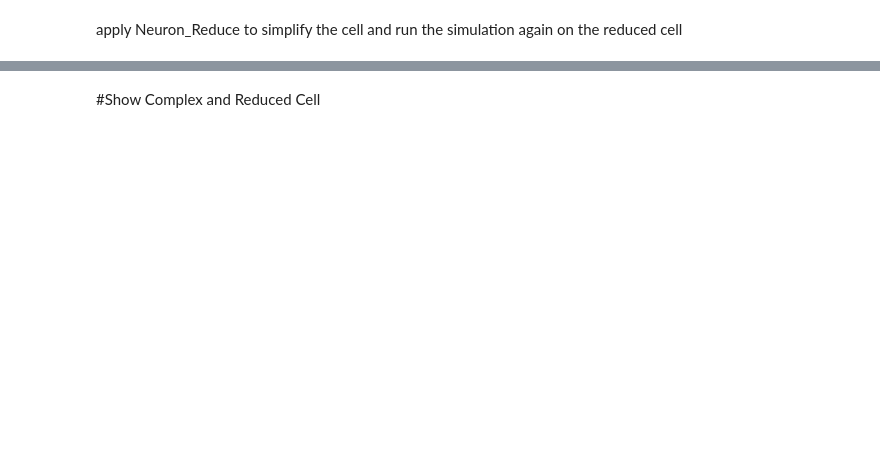
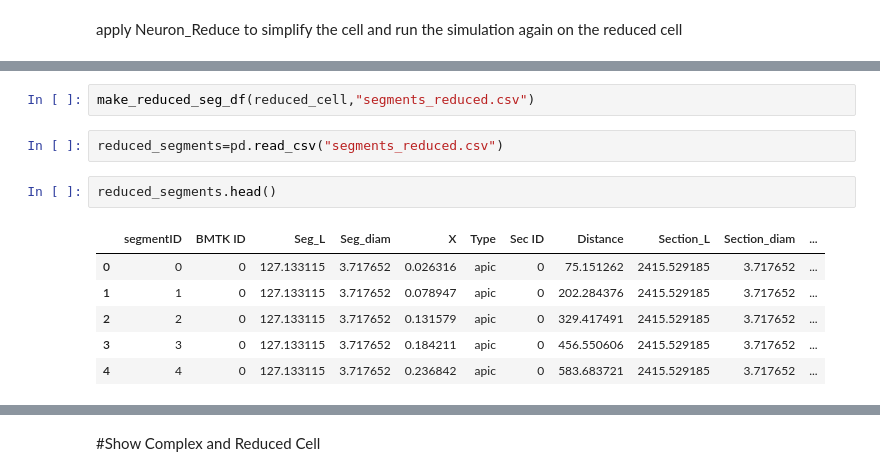
Before and after one commit to davidfague/Stylized-ReducedOrder-L5-Model, a Jupyter notebook: Create_NR_Geometry.ipynb, the cells around one changed output, grey strips where cells are left out. Saved outputs shown, nothing was run; the diff lists cells and outputs as text; blank space fills up the shorter version.

```diff
--- a/Create_NR_Geometry.ipynb
+++ b/Create_NR_Geometry.ipynb
@@ -211 +781,14 @@ reduced cell simulation time 1.1384
 [figure]
+# %%
+make_reduced_seg_df(reduced_cell,"segments_reduced.csv")
+# %%
+reduced_segments=pd.read_csv("segments_reduced.csv")
+# %%
+reduced_segments.head()
+# %% [output]
+|  | segmentID | BMTK ID | Seg_L | Seg_diam | X | Type | Sec ID | Distance | Section_L | Section_diam | ... |
+| 0 | 0 | 0 | 127.133115 | 3.717652 | 0.026316 | apic | 0 | 75.151262 | 2415.529185 | 3.717652 | ... |
+| 1 | 1 | 0 | 127.133115 | 3.717652 | 0.078947 | apic | 0 | 202.284376 | 2415.529185 | 3.717652 | ... |
+| 2 | 2 | 0 | 127.133115 | 3.717652 | 0.131579 | apic | 0 | 329.417491 | 2415.529185 | 3.717652 | ... |
+| 3 | 3 | 0 | 127.133115 | 3.717652 | 0.184211 | apic | 0 | 456.550606 | 2415.529185 | 3.717652 | ... |
+| 4 | 4 | 0 | 127.133115 | 3.717652 | 0.236842 | apic | 0 | 583.683721 | 2415.529185 | 3.717652 | ... |
```
Also changed, not shown: parts of 44 cells of this notebook.
